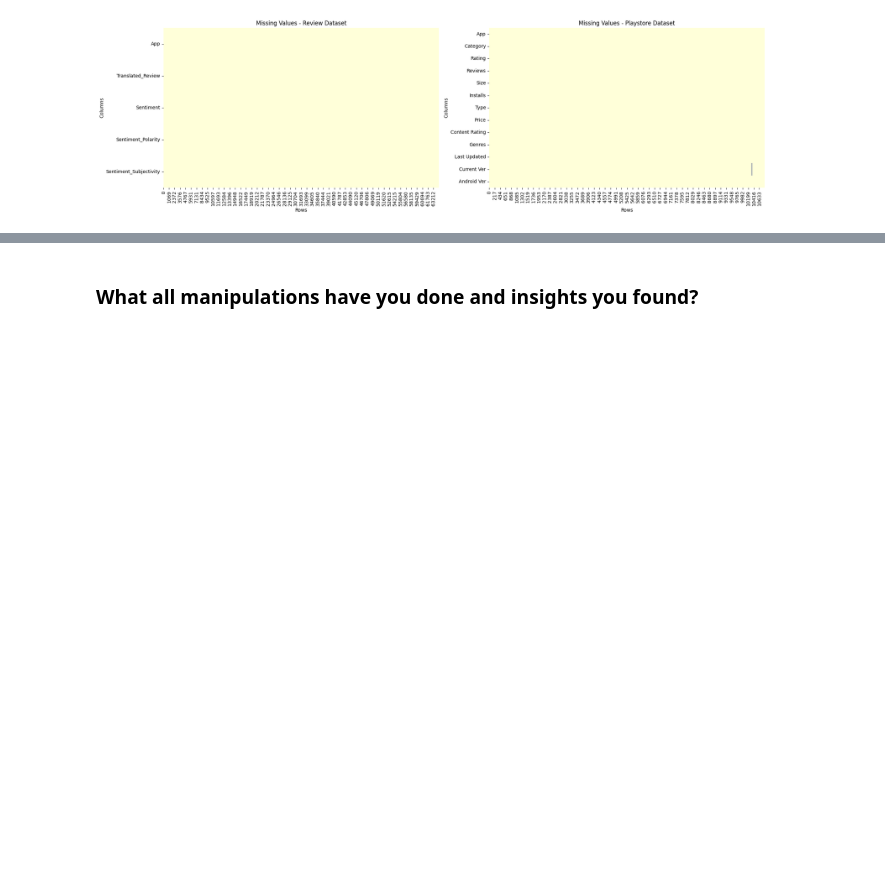
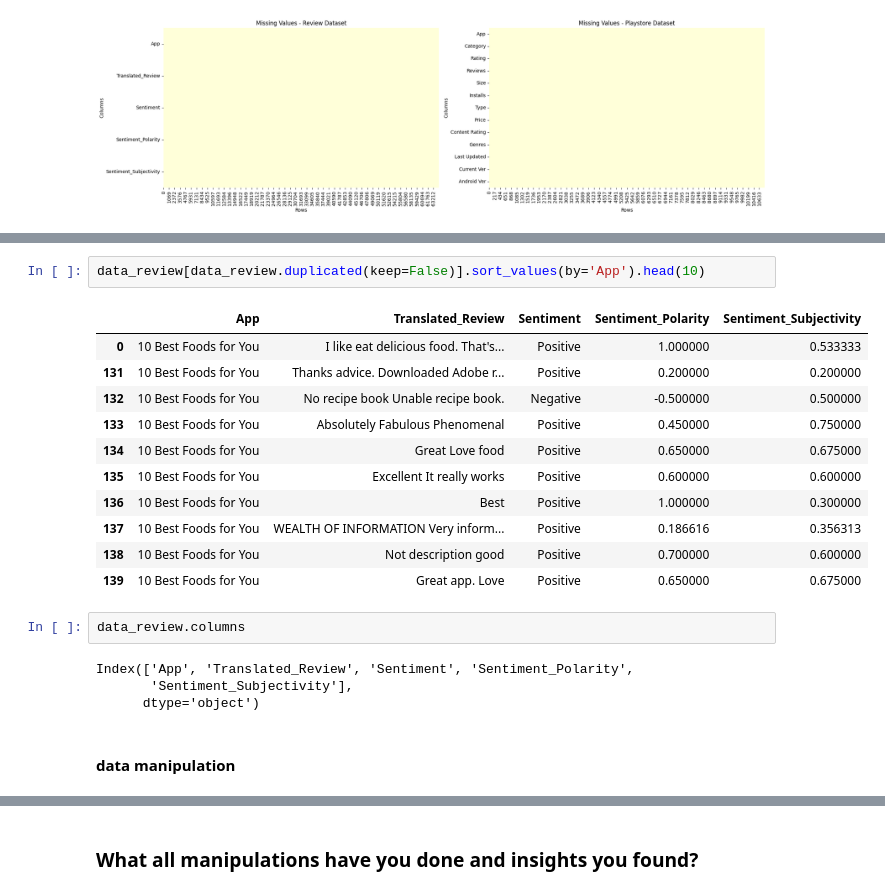
Before and after one commit to manojDOX/Play-Store-App-Review-Analysis-EDA, a Jupyter notebook: Play_Store_App_Review_Analysis_EDA.ipynb, the cells around one changed output, grey strips where cells are left out. Drawn from its saved outputs; the diff is of its cells as text; blank space fills up the shorter version.

```diff
--- a/Play_Store_App_Review_Analysis_EDA.ipynb
+++ b/Play_Store_App_Review_Analysis_EDA.ipynb
@@ -436,0 +561,22 @@ plt.show()
+# %%
+data_review[data_review.duplicated(keep=False)].sort_values(by='App').head(10)
+# %% [output]
+|  | App | Translated_Review | Sentiment | Sentiment_Polarity | Sentiment_Subjectivity |
+| 0 | 10 Best Foods for You | I like eat delicious food. That's... | Positive | 1.000000 | 0.533333 |
+| 131 | 10 Best Foods for You | Thanks advice. Downloaded Adobe r... | Positive | 0.200000 | 0.200000 |
+| 132 | 10 Best Foods for You | No recipe book Unable recipe book. | Negative | -0.500000 | 0.500000 |
+| 133 | 10 Best Foods for You | Absolutely Fabulous Phenomenal | Positive | 0.450000 | 0.750000 |
+| 134 | 10 Best Foods for You | Great Love food | Positive | 0.650000 | 0.675000 |
+| 135 | 10 Best Foods for You | Excellent It really works | Positive | 0.600000 | 0.600000 |
+| 136 | 10 Best Foods for You | Best | Positive | 1.000000 | 0.300000 |
+| 137 | 10 Best Foods for You | WEALTH OF INFORMATION Very inform... | Positive | 0.186616 | 0.356313 |
+| 138 | 10 Best Foods for You | Not description good | Positive | 0.700000 | 0.600000 |
+| 139 | 10 Best Foods for You | Great app. Love | Positive | 0.650000 | 0.675000 |
+# %%
+data_review.columns
+# %% [output]
+Index(['App', 'Translated_Review', 'Sentiment', 'Sentiment_Polarity',
+       'Sentiment_Subjectivity'],
+      dtype='object')
+# %% [markdown]
+#### data manipulation
```
Also changed, not shown: parts of 22 cells of this notebook.
